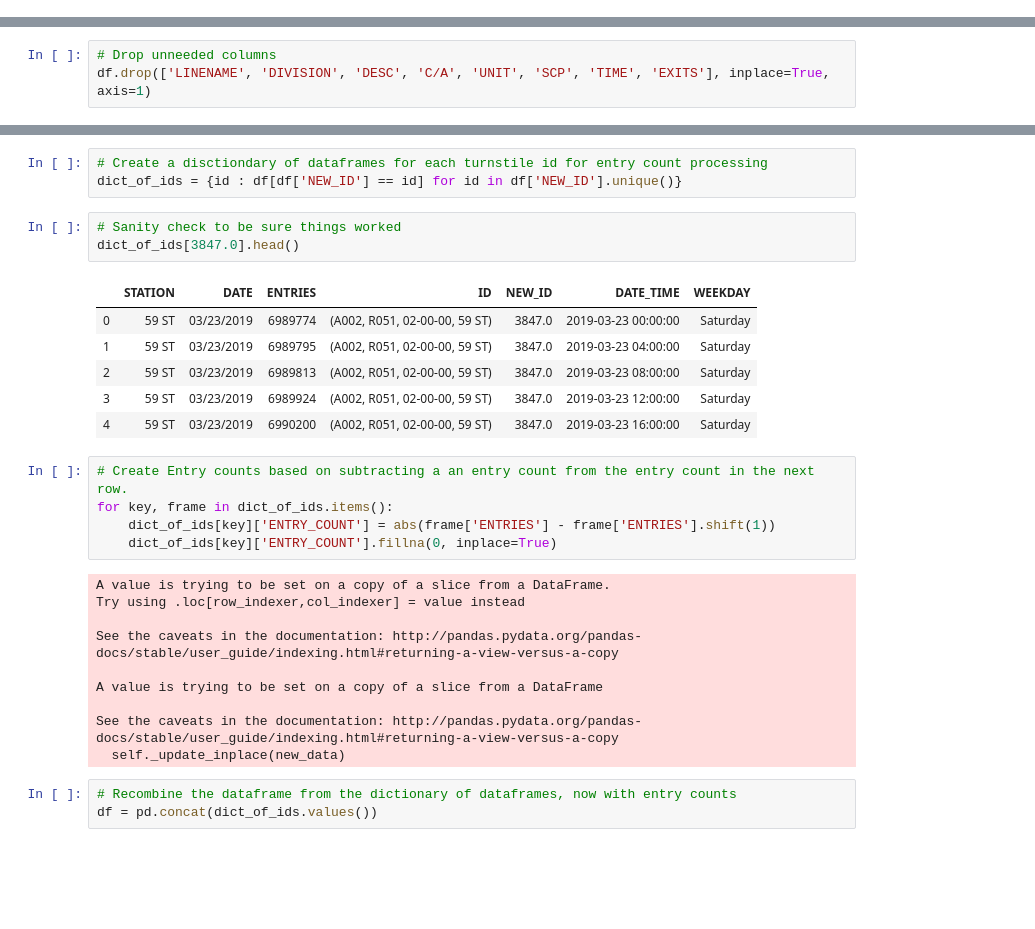
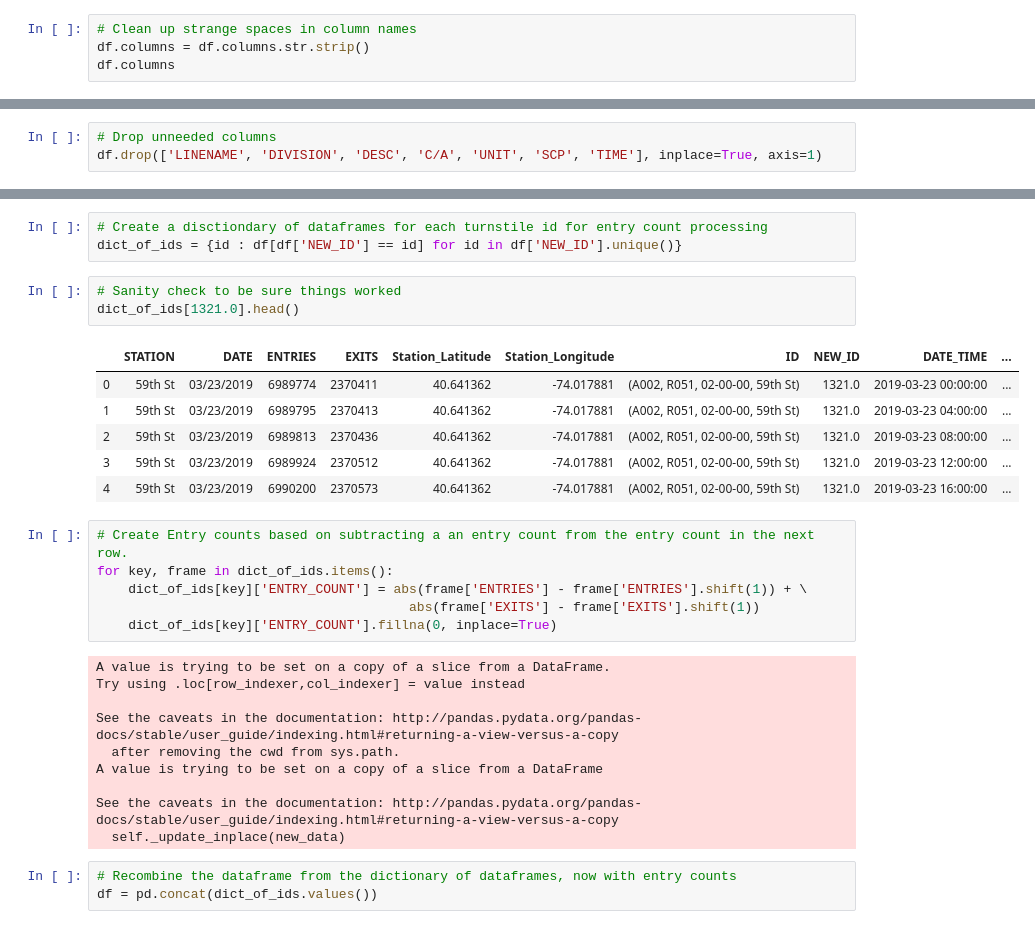
Before and after one commit to scottkds/metis_project1, a Jupyter notebook: notebooks/NYC_Turnstile_data.ipynb, the cells around one changed output, grey strips where cells are left out. Saved outputs shown, nothing was run; the diff lists cells and outputs as text; blank space fills up the shorter version.

```diff
--- a/notebooks/NYC_Turnstile_data.ipynb
+++ b/notebooks/NYC_Turnstile_data.ipynb
@@ -127,0 +126,4 @@ df.columns
+# %%
+# Clean up strange spaces in column names
+df.columns = df.columns.str.strip()
+df.columns
@@ -188,3 +180,3 @@ See the caveats in the documentation: http://pandas.pydata.org/pandas-docs/stabl
 # %%
 # Drop unneeded columns
-df.drop(['LINENAME', 'DIVISION', 'DESC', 'C/A', 'UNIT', 'SCP', 'TIME', 'EXITS'], inplace=True, axis=1)
+df.drop(['LINENAME', 'DIVISION', 'DESC', 'C/A', 'UNIT', 'SCP', 'TIME'], inplace=True, axis=1)
@@ -212,25 +199,26 @@ rows_in_orig = df.shape[0]
 dict_of_ids = {id : df[df['NEW_ID'] == id] for id in df['NEW_ID'].unique()}
 # %%
 # Sanity check to be sure things worked
-dict_of_ids[3847.0].head()
+dict_of_ids[1321.0].head()
 # %% [output]
-|  | STATION | DATE | ENTRIES | ID | NEW_ID | DATE_TIME | WEEKDAY |
-| 0 | 59 ST | 03/23/2019 | 6989774 | (A002, R051, 02-00-00, 59 ST) | 3847.0 | 2019-03-23 00:00:00 | Saturday |
-| 1 | 59 ST | 03/23/2019 | 6989795 | (A002, R051, 02-00-00, 59 ST) | 3847.0 | 2019-03-23 04:00:00 | Saturday |
-| 2 | 59 ST | 03/23/2019 | 6989813 | (A002, R051, 02-00-00, 59 ST) | 3847.0 | 2019-03-23 08:00:00 | Saturday |
-| 3 | 59 ST | 03/23/2019 | 6989924 | (A002, R051, 02-00-00, 59 ST) | 3847.0 | 2019-03-23 12:00:00 | Saturday |
-| 4 | 59 ST | 03/23/2019 | 6990200 | (A002, R051, 02-00-00, 59 ST) | 3847.0 | 2019-03-23 16:00:00 | Saturday |
+|  | STATION | DATE | ENTRIES | EXITS | Station_Latitude | Station_Longitude | ID | NEW_ID | DATE_TIME | ... |
+| 0 | 59th St | 03/23/2019 | 6989774 | 2370411 | 40.641362 | -74.017881 | (A002, R051, 02-00-00, 59th St) | 1321.0 | 2019-03-23 00:00:00 | ... |
+| 1 | 59th St | 03/23/2019 | 6989795 | 2370413 | 40.641362 | -74.017881 | (A002, R051, 02-00-00, 59th St) | 1321.0 | 2019-03-23 04:00:00 | ... |
+| 2 | 59th St | 03/23/2019 | 6989813 | 2370436 | 40.641362 | -74.017881 | (A002, R051, 02-00-00, 59th St) | 1321.0 | 2019-03-23 08:00:00 | ... |
+| 3 | 59th St | 03/23/2019 | 6989924 | 2370512 | 40.641362 | -74.017881 | (A002, R051, 02-00-00, 59th St) | 1321.0 | 2019-03-23 12:00:00 | ... |
+| 4 | 59th St | 03/23/2019 | 6990200 | 2370573 | 40.641362 | -74.017881 | (A002, R051, 02-00-00, 59th St) | 1321.0 | 2019-03-23 16:00:00 | ... |
 # %%
 # Create Entry counts based on subtracting a an entry count from the entry count in the next row.
 for key, frame in dict_of_ids.items():
-    dict_of_ids[key]['ENTRY_COUNT'] = abs(frame['ENTRIES'] - frame['ENTRIES'].shift(1))
+    dict_of_ids[key]['ENTRY_COUNT'] = abs(frame['ENTRIES'] - frame['ENTRIES'].shift(1)) + \
+                                        abs(frame['EXITS'] - frame['EXITS'].shift(1))
     dict_of_ids[key]['ENTRY_COUNT'].fillna(0, inplace=True)
 # %% [output]
 A value is trying to be set on a copy of a slice from a DataFrame.
 Try using .loc[row_indexer,col_indexer] = value instead
 
 See the caveats in the documentation: http://pandas.pydata.org/pandas-docs/stable/user_guide/indexing.html#returning-a-view-versus-a-copy
-
+  after removing the cwd from sys.path.
 A value is trying to be set on a copy of a slice from a DataFrame
 
 See the caveats in the documentation: http://pandas.pydata.org/pandas-docs/stable/user_guide/indexing.html#returning-a-view-versus-a-copy
```
Also changed, not shown: parts of 28 cells of this notebook.
